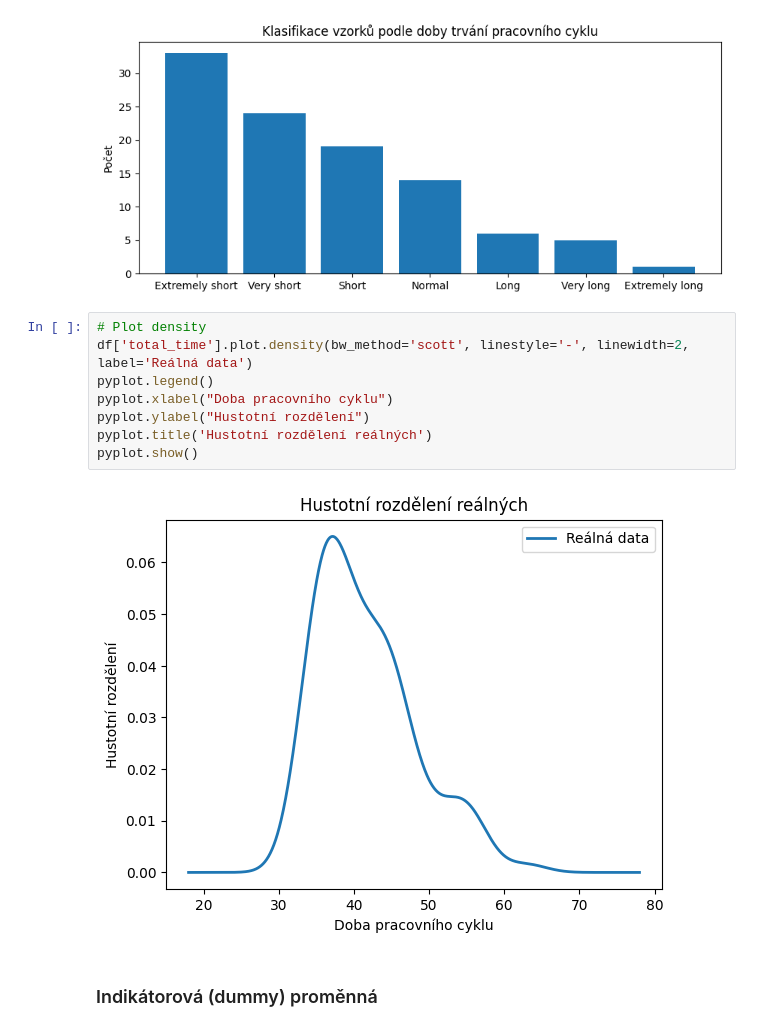
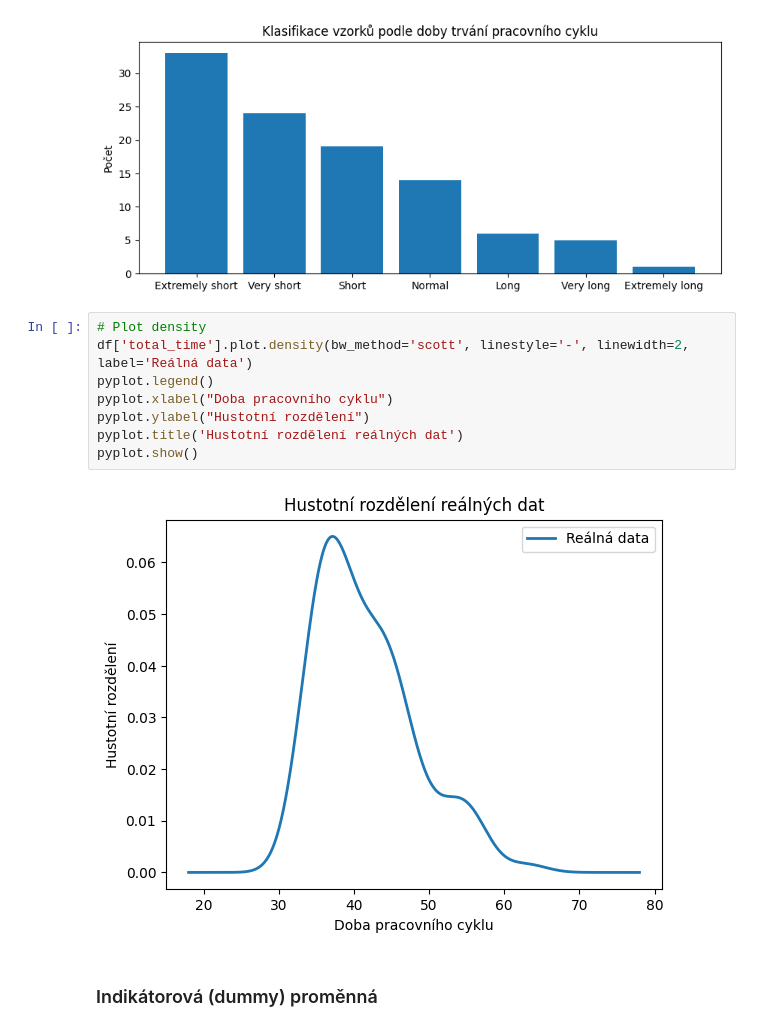
Before and after one commit to UsmanovSla/MGD-RSS, a Jupyter notebook: model/01_DataScience/DS_02_Exploration.ipynb, the cells around one changed output. Saved outputs shown, nothing was run; the diff lists cells and outputs as text.

```diff
--- a/model/01_DataScience/DS_02_Exploration.ipynb
+++ b/model/01_DataScience/DS_02_Exploration.ipynb
@@ -169,13 +169,13 @@ Text(0.5, 1.0, 'Klasifikace vzorků podle doby trvání pracovního cyklu')
 # %%
 # Plot density
 df['total_time'].plot.density(bw_method='scott', linestyle='-', linewidth=2, label='Reálná data')
 pyplot.legend()
 pyplot.xlabel("Doba pracovního cyklu")
 pyplot.ylabel("Hustotní rozdělení")
-pyplot.title('Hustotní rozdělení reálných')
+pyplot.title('Hustotní rozdělení reálných dat')
 pyplot.show()
 # %% [output]
-[figure, old version]
+[figure, new version]
 # %% [markdown]
 ### Indikátorová (dummy) proměnná
 # %%
```
Also changed, not shown: 15 other files.
